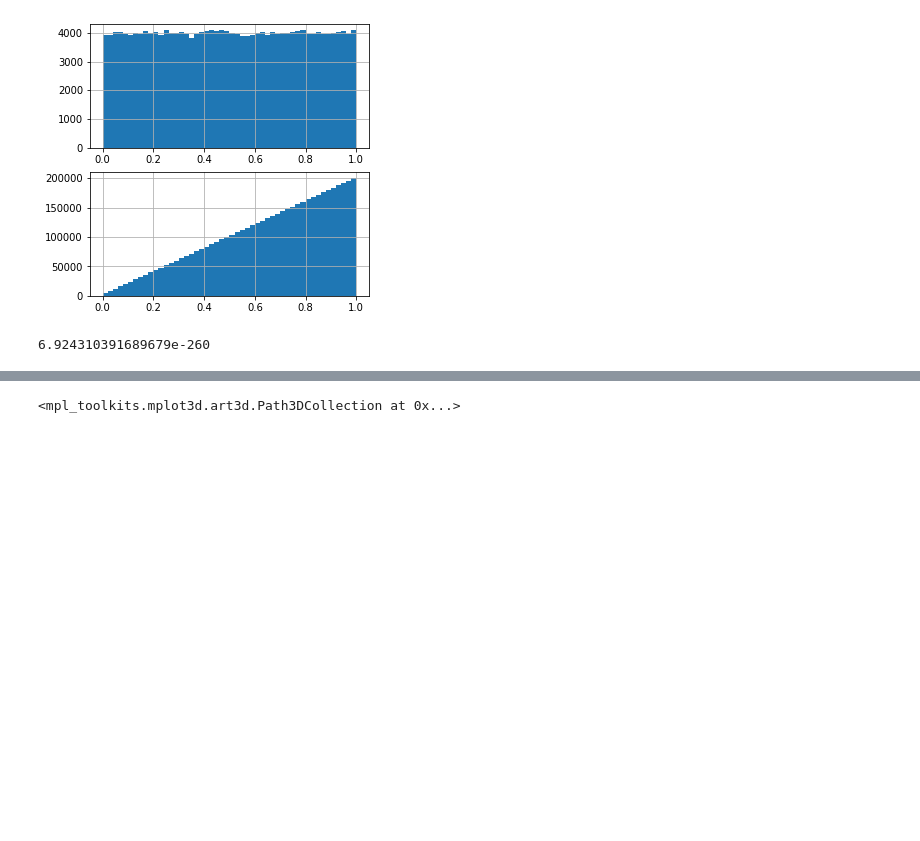
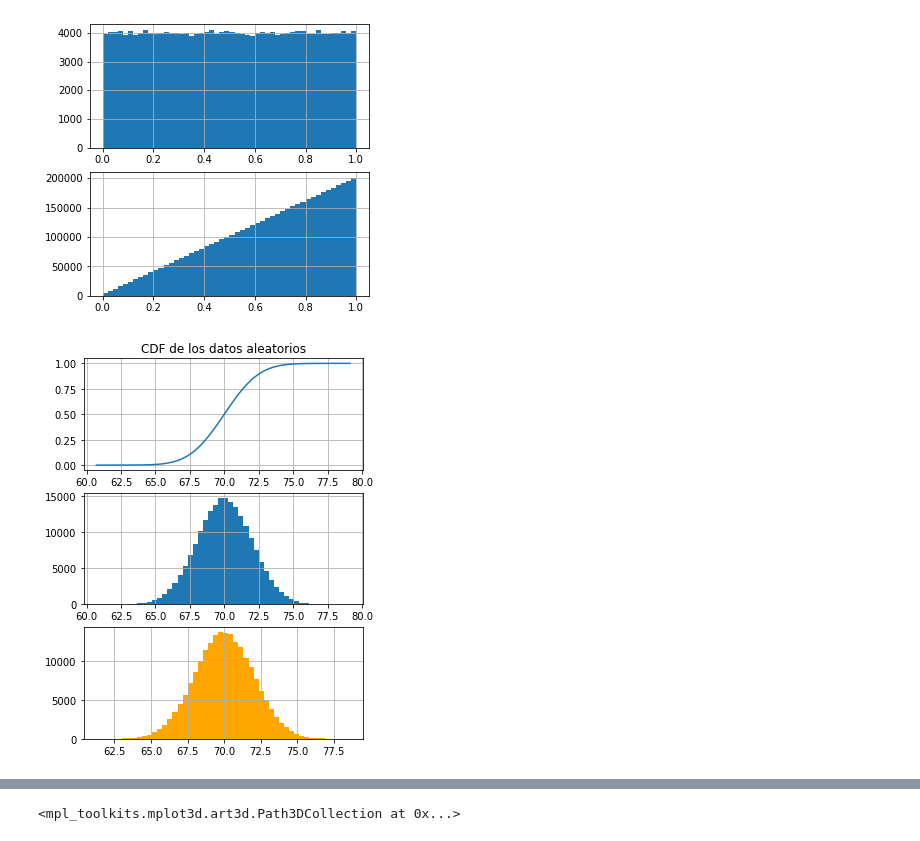
Before and after one commit to DCIDA2019/da2020-GabrielMissael, a Jupyter notebook: Semana5/Actividad_CDF.ipynb, the cells around one changed output, grey strips where cells are left out. Saved outputs shown, nothing was run; the diff lists cells and outputs as text; code cells hidden in the pictures; blank space fills up the shorter version.

Commit message:
termine cdf normal

```diff
--- a/Semana5/Actividad_CDF.ipynb
+++ b/Semana5/Actividad_CDF.ipynb
@@ -14,0 +9,8 @@ def gauss(x):
+# %%
+#Creamos las funciones de CDF y CDF inversa, esta segunda para dado una probabilidad dada por un numero aleatorio
+#obtener su correspondiente valor
+def CDF_normalinv(y):
+    return special.erfinv(2*y-1)*sigma*2**0.5+mu
+
+def CDF_normal(y):
+    return 0.5*(1+special.erf((y-mu)/sigma*(2**0.5)))
@@ -21,8 +30,21 @@ ax0.grid()
 ax1.grid()
 # %% [output]
 [figure]
-# %%
-norm.pdf(1, loc = 70, scale = 2)
-# %% [output]
-6.924310391689679e-260
+# %%
+fig, (ax0, ax1, ax3) = plt.subplots(3,1,figsize = (5,7))
+
+ax0.plot(CDF_normalinv(x), x)
+ax0.grid()
+ax0.set_title("CDF de los datos aleatorios")
+
+ax1.hist(CDF_normalinv(x), 50)
+ax1.grid()
+
+np.random.seed(5)
+ax3.hist(np.random.randn(N)*sigma+mu, 50, color = "orange")
+ax3.grid()
+
+plt.show()
+# %% [output]
+[figure, added]
 # %%
```
Also changed, not shown: parts of 8 cells of this notebook.
